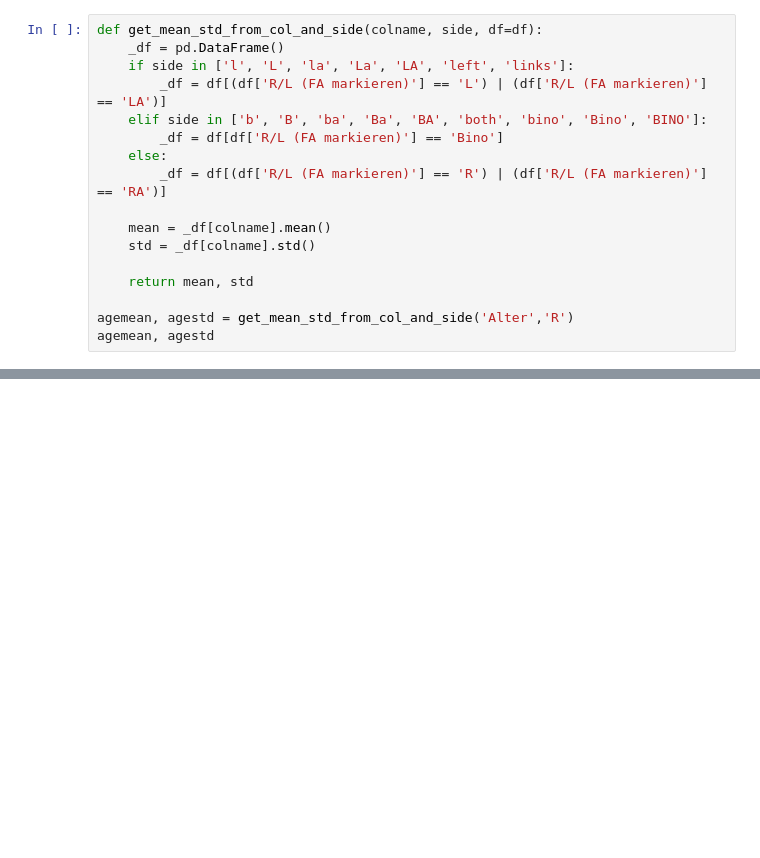
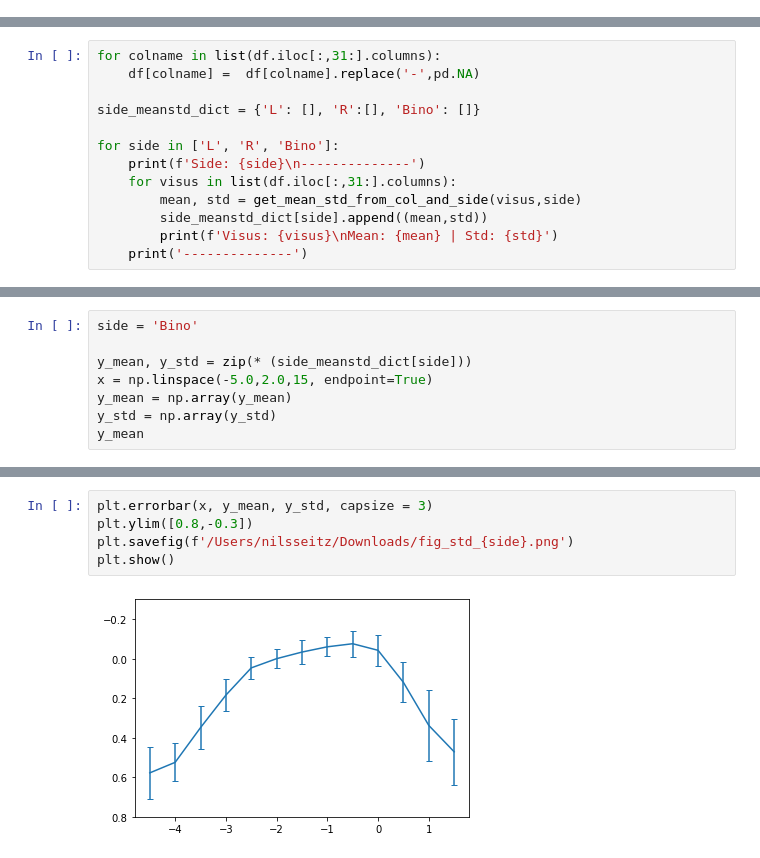
Before and after one commit to Faydyn/pyoptodata, a Jupyter notebook: notebooks/optodata.ipynb, the cells around one changed output, grey strips where cells are left out. Saved outputs shown, nothing was run; the diff lists cells and outputs as text; blank space fills up the shorter version.

Commit message:
updated for diagrams

```diff
--- a/notebooks/optodata.ipynb
+++ b/notebooks/optodata.ipynb
@@ -41,17 +63,0 @@ NameError: name 'df' is not defined
-# %%
-def get_mean_std_from_col_and_side(colname, side, df=df):
-    _df = pd.DataFrame()
-    if side in ['l', 'L', 'la', 'La', 'LA', 'left', 'links']:
-        _df = df[(df['R/L (FA markieren)'] == 'L') | (df['R/L (FA markieren)'] == 'LA')]
-    elif side in ['b', 'B', 'ba', 'Ba', 'BA', 'both', 'bino', 'Bino', 'BINO']:
-        _df = df[df['R/L (FA markieren)'] == 'Bino']
-    else:
-        _df = df[(df['R/L (FA markieren)'] == 'R') | (df['R/L (FA markieren)'] == 'RA')]
-
-    mean = _df[colname].mean()
-    std = _df[colname].std()
-
-    return mean, std
-
-agemean, agestd = get_mean_std_from_col_and_side('Alter','R')
-agemean, agestd
@@ -73,0 +64,13 @@ agemean, agestd
+# %%
+for colname in list(df.iloc[:,31:].columns):
+    df[colname] =  df[colname].replace('-',pd.NA)
+
+side_meanstd_dict = {'L': [], 'R':[], 'Bino': []}
+
+for side in ['L', 'R', 'Bino']:
+    print(f'Side: {side}\n--------------')
+    for visus in list(df.iloc[:,31:].columns):
+        mean, std = get_mean_std_from_col_and_side(visus,side)
+        side_meanstd_dict[side].append((mean,std))
+        print(f'Visus: {visus}\nMean: {mean} | Std: {std}')
+    print('--------------')
@@ -73,0 +95,8 @@ agemean, agestd
+# %%
+side = 'Bino'
+
+y_mean, y_std = zip(* (side_meanstd_dict[side]))
+x = np.linspace(-5.0,2.0,15, endpoint=True)
+y_mean = np.array(y_mean)
+y_std = np.array(y_std)
+y_mean
@@ -73,0 +116,7 @@ agemean, agestd
+# %%
+plt.errorbar(x, y_mean, y_std, capsize = 3)
+plt.ylim([0.8,-0.3])
+plt.savefig(f'/Users/nilsseitz/Downloads/fig_std_{side}.png')
+plt.show()
+# %% [output]
+[figure, added]
```
Also changed, not shown: parts of 12 cells of this notebook.
